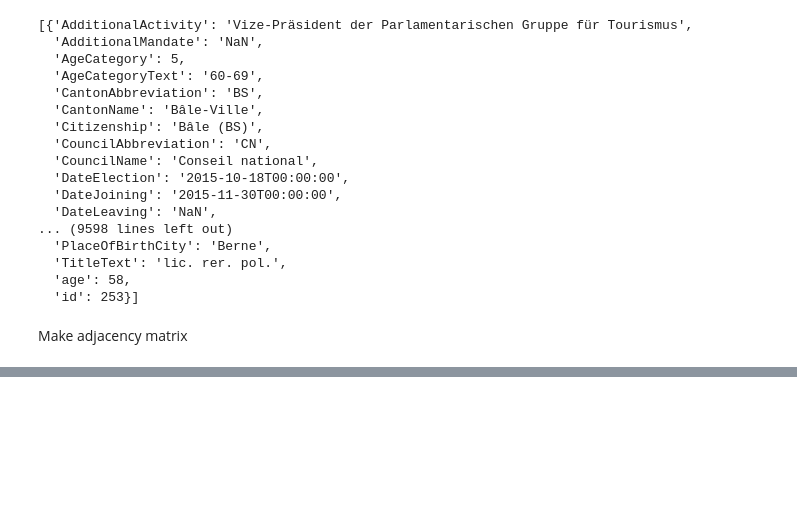
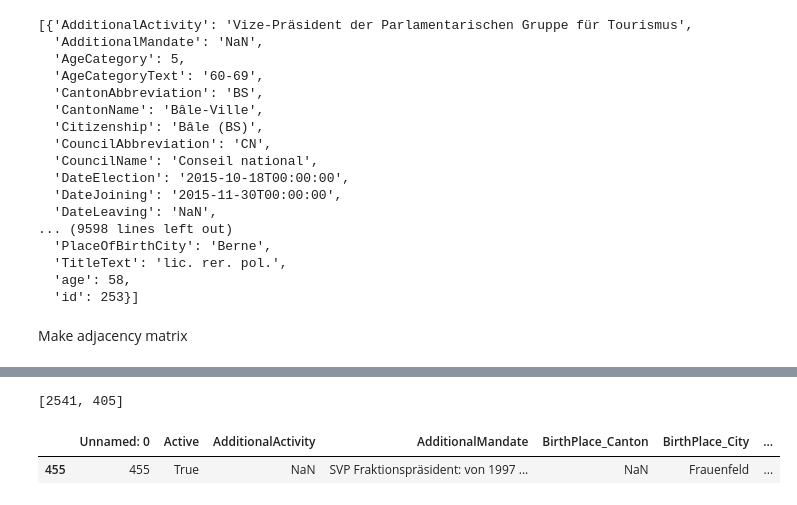
Before and after one commit to jmuth/parliament-viz.ch, a Jupyter notebook: graph/graph.ipynb, the cells around one changed output, grey strips where cells are left out. Saved outputs shown, nothing was run; the diff lists cells and outputs as text; code cells hidden in the pictures; blank space fills up the shorter version.

```diff
--- a/graph/graph.ipynb
+++ b/graph/graph.ipynb
@@ -192,0 +205,9 @@ gephiEdges.to_csv('data/edges.csv', sep=',', encoding='utf-8', index=False)
+# %%
+maxi
+# %% [output]
+[2541, 405]
+# %%
+testitch.loc[testitch.PersonIdCode == 2541]
+# %% [output]
+|  | Unnamed: 0 | Active | AdditionalActivity | AdditionalMandate | BirthPlace_Canton | BirthPlace_City | ... |
+| 455 | 455 | True | NaN | SVP Fraktionspräsident: von 1997 ... | NaN | Frauenfeld | ... |
```
Also changed, not shown: parts of 18 cells of this notebook, 3 other files.
